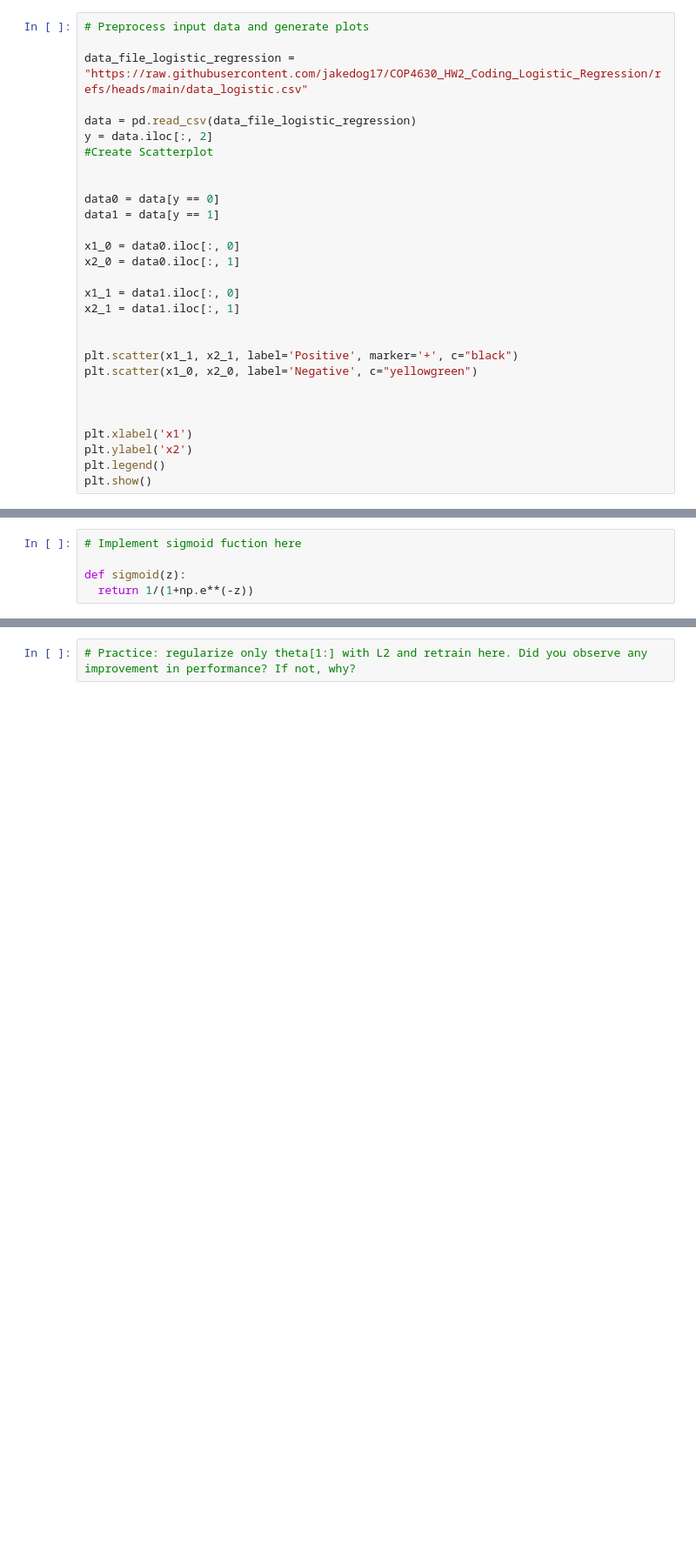
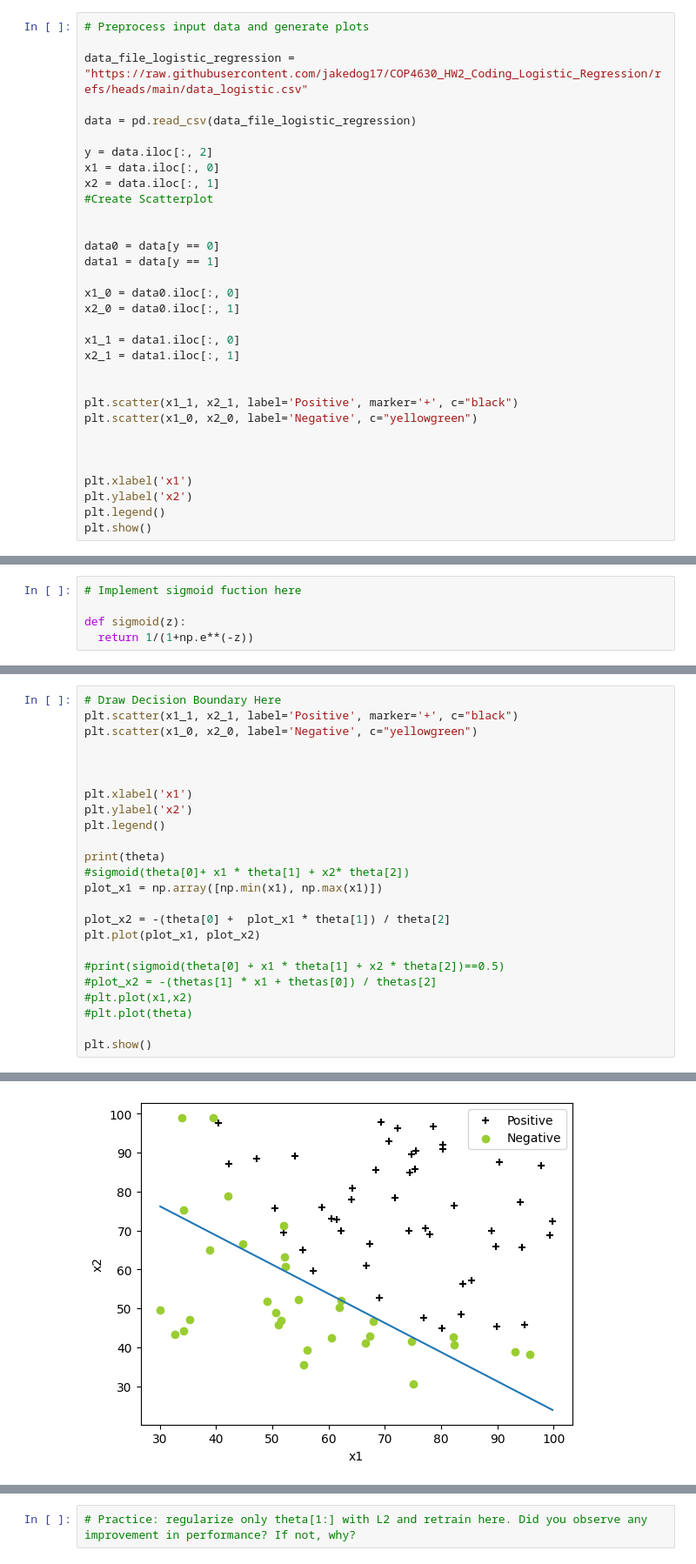
Before and after one commit to jakedog17/COP4630_HW2_Coding_Logistic_Regression, a Jupyter notebook: Homework_02.ipynb, the cells around one changed output, grey strips where cells are left out. Shown at 87% size. Drawn from its saved outputs; the diff is of its cells as text; blank space fills up the shorter version.

```diff
--- a/Homework_02.ipynb
+++ b/Homework_02.ipynb
@@ -52,7 +54,10 @@ Prepare the data for regression task. **(15 Points)**
 data_file_logistic_regression = "https://raw.githubusercontent.com/jakedog17/COP4630_HW2_Coding_Logistic_Regression/refs/heads/main/data_logistic.csv"
 
 data = pd.read_csv(data_file_logistic_regression)
+
 y = data.iloc[:, 2]
+x1 = data.iloc[:, 0]
+x2 = data.iloc[:, 1]
 #Create Scatterplot
 
 
@@ -201,0 +290,25 @@ Cost: 0.6563302142684528
+# %%
+# Draw Decision Boundary Here
+plt.scatter(x1_1, x2_1, label='Positive', marker='+', c="black")
+plt.scatter(x1_0, x2_0, label='Negative', c="yellowgreen")
+
+
+
+plt.xlabel('x1')
+plt.ylabel('x2')
+plt.legend()
+
+print(theta)
+#sigmoid(theta[0]+ x1 * theta[1] + x2* theta[2])
+plot_x1 = np.array([np.min(x1), np.max(x1)])
+
+plot_x2 = -(theta[0] +  plot_x1 * theta[1]) / theta[2]
+plt.plot(plot_x1, plot_x2)
+
+#print(sigmoid(theta[0] + x1 * theta[1] + x2 * theta[2])==0.5)
+#plot_x2 = -(thetas[1] * x1 + thetas[0]) / thetas[2]
+#plt.plot(x1,x2)
+#plt.plot(theta)
+
+plt.show()
+# %% [output]
@@ -202,3 +316,4 @@ Cost: 0.6563302142684528
+[figure, added]
 # %% [markdown]
 
 ### 1.6 Evaluating Logistic Regression
```
Also changed, not shown: parts of 10 cells of this notebook.
